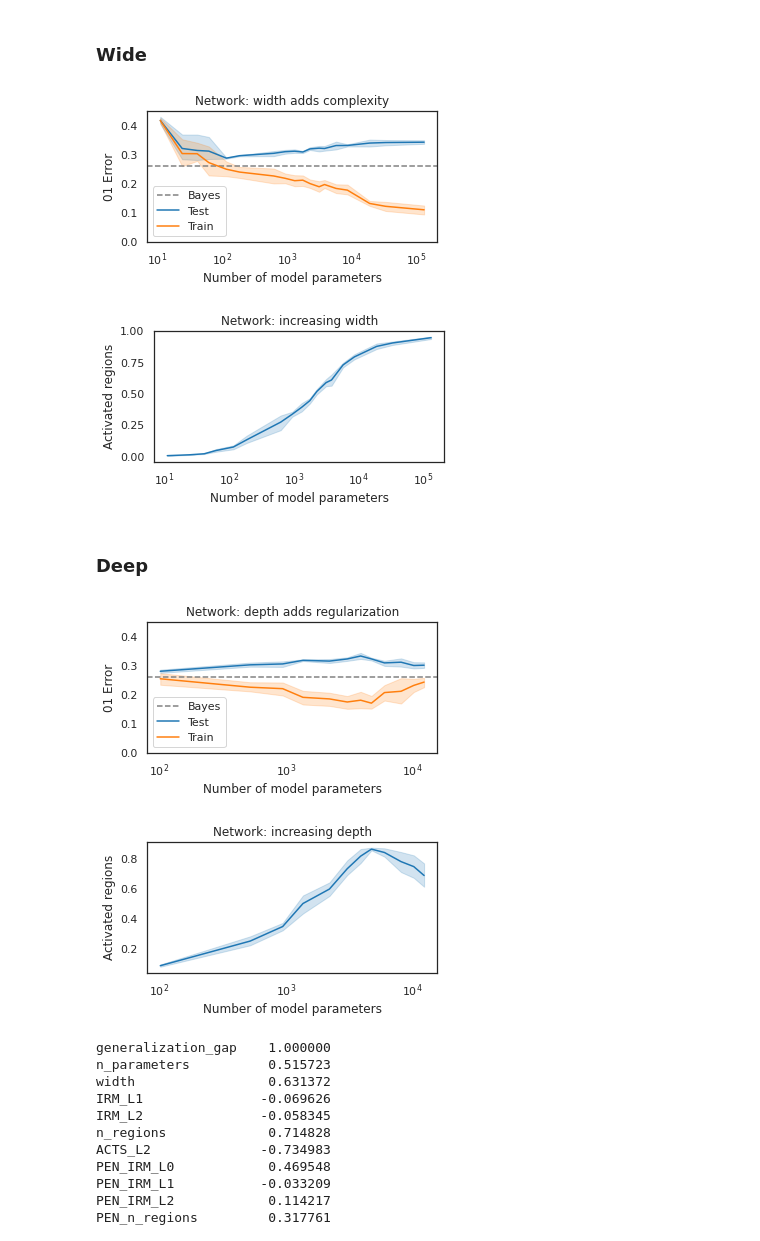
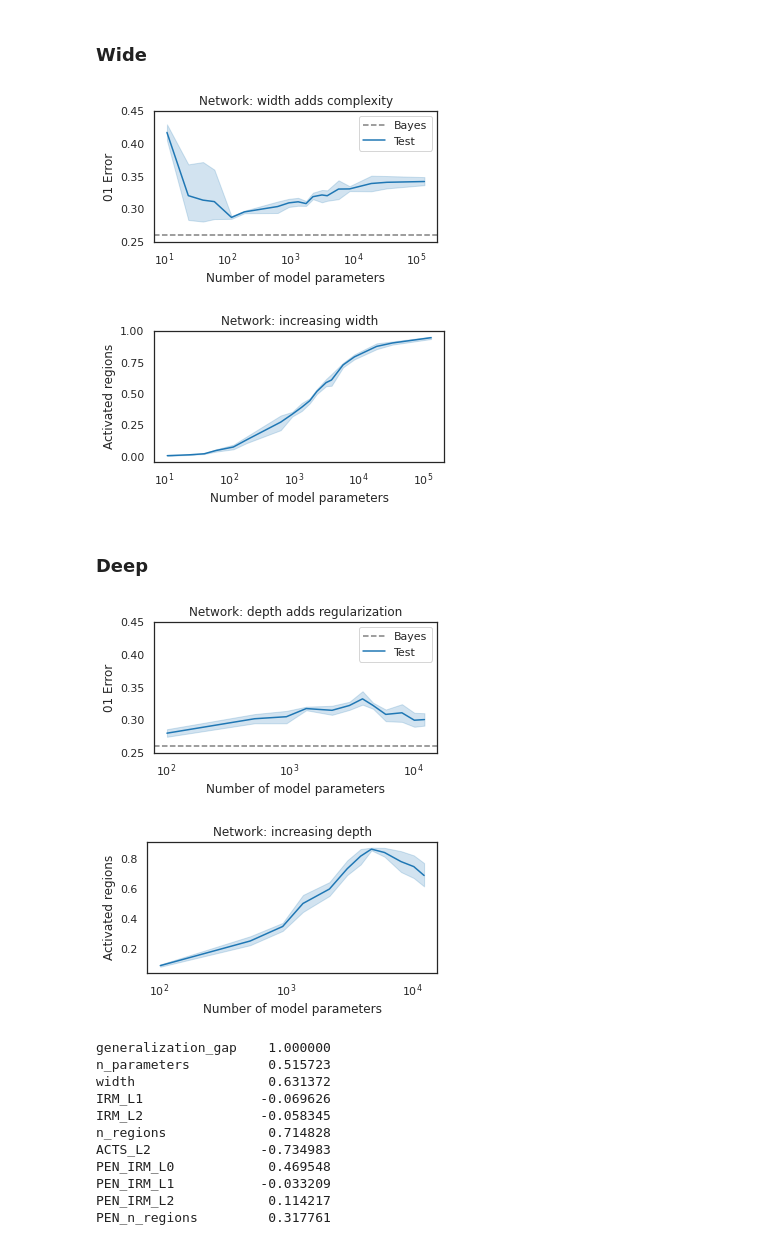
Before and after one commit to rflperry/double_descent, a Jupyter notebook: experiments/kaleab_xor_dd/plot_results.ipynb, the cells around one changed output. Drawn from its saved outputs; the diff is of its cells as text; code cells hidden in the pictures.

Commit message:
test error plots

```diff
--- a/experiments/kaleab_xor_dd/plot_results.ipynb
+++ b/experiments/kaleab_xor_dd/plot_results.ipynb
@@ -54,39 +54,39 @@ for metric, ylab, ylim in [('01_error', '01 Error', 0.45)]:
     sns.lineplot(
         data=df, x=x_var, y=test_error,
         ax=ax, label='Test')
-    sns.lineplot(
-        data=df, x=x_var, y=train_error,
-        ax=ax, label='Train')
+#     sns.lineplot(
+#         data=df, x=x_var, y=train_error,
+#         ax=ax, label='Train')
 
     plt.xscale('log')
     plt.ylabel(ylab)
     plt.xlabel('Number of model parameters')
     plt.legend()
-    plt.ylim([0, ylim])
+    plt.ylim([0.25, ylim])
     plt.title('Network: width adds complexity')
     plt.tight_layout()
     if SAVE_FIGURES:
-        plt.savefig(f'./figures/{algo}_{dataset}_{metric}_vs_param.pdf')
+        plt.savefig(f'./figures/{algo}_{dataset}_test_{metric}_vs_param.pdf')
     plt.show()
 
 for metric, ylab in [('n_regions', 'Activated regions')]:
     fig, ax = plt.subplots(1, 1, figsize=(5, 3), sharex=True)
     # ax.axvline(2*df['n_train_samples'].iloc[0], ls='--', c='grey')
 
     sns.lineplot(
         data=df, x=x_var, y=metric,
         ax=ax)
 
     plt.xscale('log')
     plt.ylabel(ylab)
     plt.xlabel('Number of model parameters')
     plt.title('Network: increasing width')
     plt.tight_layout()
     if SAVE_FIGURES:
         plt.savefig(f'./figures/{algo}_{dataset}_{metric}_vs_param.pdf')
     plt.show()
 # %% [output]
-[figure, old version]
+[figure, new version]
 [figure]
 # %% [markdown]
 ### Deep
@@ -140,19 +140,19 @@ for metric, ylab, ylim in [('01_error', '01 Error', 0.45)]:
     sns.lineplot(
         data=df, x=x_var, y=test_error,
         ax=ax, label='Test')
-    sns.lineplot(
-        data=df, x=x_var, y=train_error,
-        ax=ax, label='Train')
+#     sns.lineplot(
+#         data=df, x=x_var, y=train_error,
+#         ax=ax, label='Train')
 
     plt.xscale('log')
     plt.ylabel(ylab)
     plt.xlabel('Number of model parameters')
     plt.legend()
-    plt.ylim([0, ylim])
+    plt.ylim([0.25, ylim])
     plt.title('Network: depth adds regularization')
     plt.tight_layout()
     if SAVE_FIGURES:
-        plt.savefig(f'./figures/{algo}_{dataset}_{metric}_vs_param.pdf')
+        plt.savefig(f'./figures/{algo}_{dataset}_test_{metric}_vs_param.pdf')
     plt.show()
 
 
@@ -175,7 +175,7 @@ for metric, ylab in [('n_regions', 'Activated regions')]:
         plt.savefig(f'./figures/{algo}_{dataset}_{metric}_vs_param.pdf')
     plt.show()
 # %% [output]
-[figure, old version]
+[figure, new version]
 [figure]
 # %%
 metric = "01_error"
```
Also changed, not shown: parts of 16 cells of this notebook, 17 other files.
